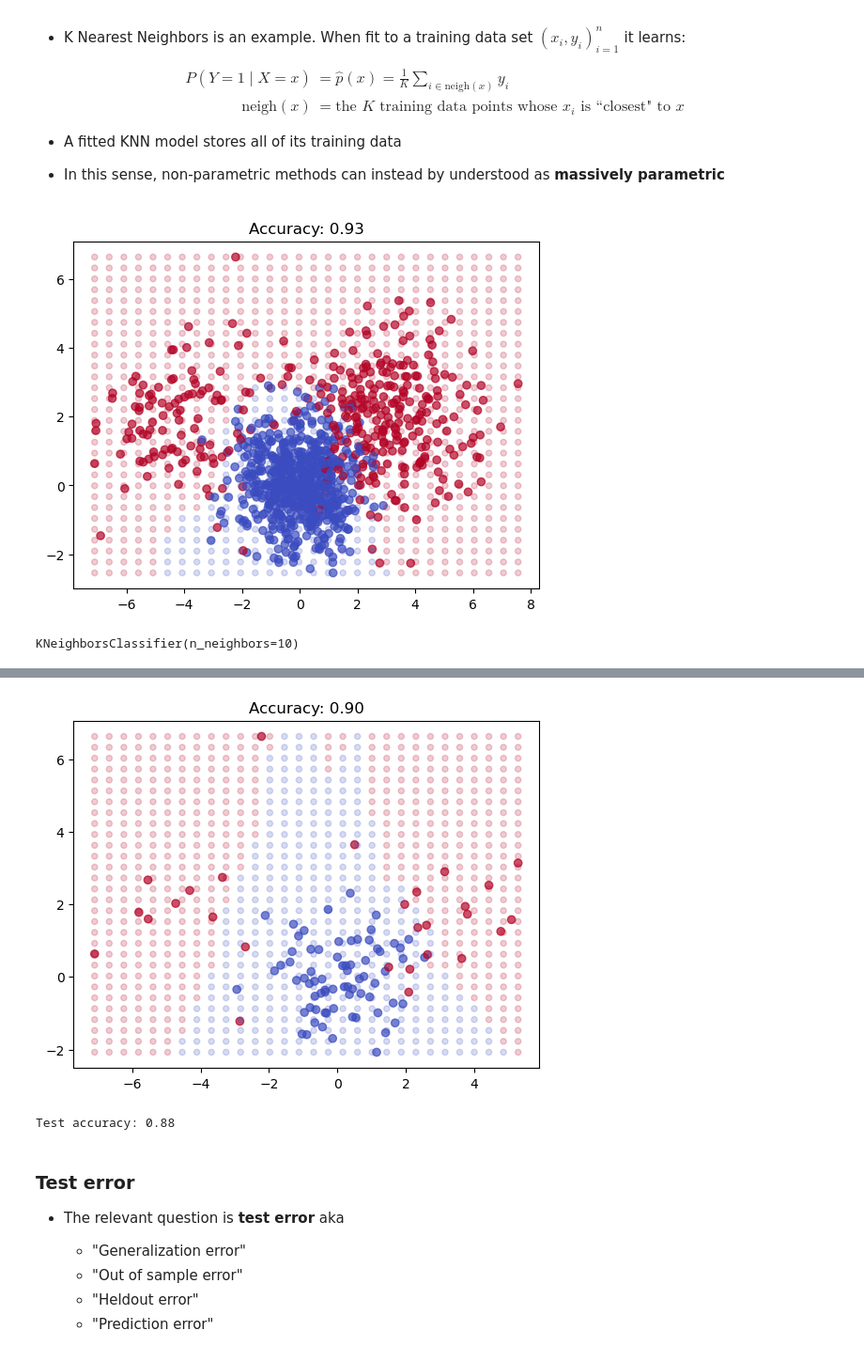
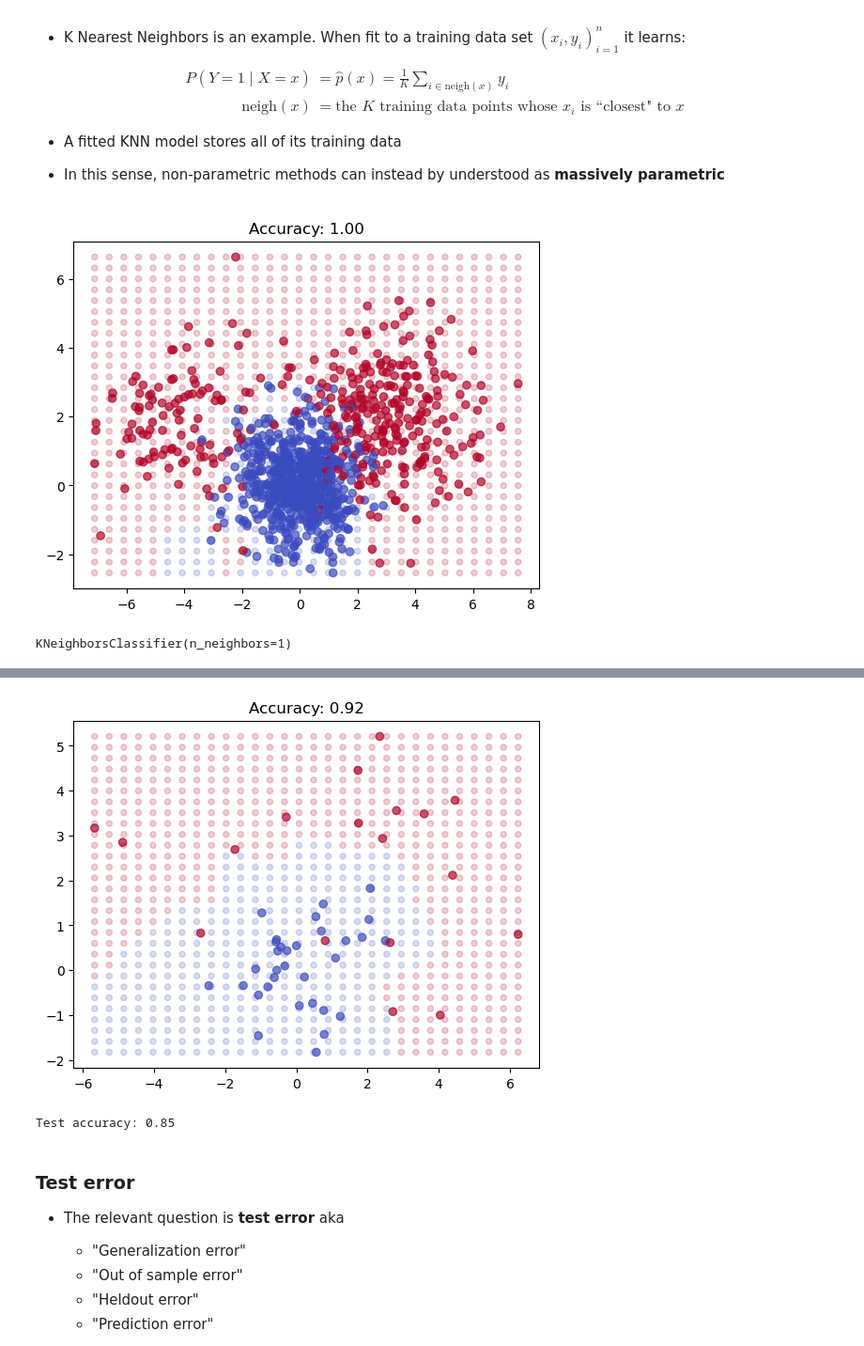
Before and after one commit to aschein/stat_348_2024, a Jupyter notebook: lecture_materials/notebooks/W1_supervised_learning.ipynb, the cells around one changed output, grey strips where cells are left out. Shown at 94% size. Saved outputs shown, nothing was run; the diff lists cells and outputs as text; code cells hidden in the pictures.

```diff
--- a/lecture_materials/notebooks/W1_supervised_learning.ipynb
+++ b/lecture_materials/notebooks/W1_supervised_learning.ipynb
@@ -703,7 +703,7 @@ loss_TN = 0; loss_FP = 10
 loss_FN = 1; loss_TP = 0
 
 thresh = (loss_FP - loss_TN) / (loss_FP - loss_TN + loss_FN - loss_TP)
-# thresh = 0.5  # comment in to compare
+thresh = 0.5  # comment in to compare
 
 # get test probabilities and apply threshold
 y_proba = model.predict_proba(X_test)[:, 1]
@@ -883,7 +885,7 @@ def fit_with_transform_and_plot_non_linear_decision_boundary_on_mesh(df, model,
 from sklearn.preprocessing import PolynomialFeatures
 
 # create polynomial features transform
-poly = PolynomialFeatures(degree=2, include_bias=False)
+poly = PolynomialFeatures(degree=3, include_bias=False)
 
 # initialize model
 model = logreg(penalty='none', fit_intercept=True, solver='lbfgs')
@@ -913,11 +915,11 @@ P(Y=1 \mid X=x) &= \widehat{p}(x) = \frac{1}{K} \sum_{i \in \textrm{neigh}(x)} y
 # %%
 from sklearn.neighbors import KNeighborsClassifier as knn
 
-model = knn(n_neighbors=10)
+model = knn(n_neighbors=1)
 fit_with_transform_and_plot_non_linear_decision_boundary_on_mesh(df_toy_nonlinear, model)
 # %% [output]
-[figure, old version]
+[figure, new version]
-KNeighborsClassifier(n_neighbors=10)
+KNeighborsClassifier(n_neighbors=1)
 # %% [markdown]
 ---
 ## **Model selection**
@@ -947,18 +949,18 @@ KNeighborsClassifier(n_neighbors=10)
 # %%
 # train test split, with very few training data points
 X_train, X_test, y_train, y_test = train_test_split(df_toy_nonlinear[['X1', 'X2']],
                                                     df_toy_nonlinear['Y'],
-                                                    test_size=0.9)
-model = knn(n_neighbors=10)
+                                                    test_size=0.95)
+model = knn(n_neighbors=2)
 fitted_model = fit_with_transform_and_plot_non_linear_decision_boundary_on_mesh(pd.concat([X_train, y_train], axis=1), model)
 
 # calculate test accuracy
 y_pred = fitted_model.predict(X_test)
 accuracy = (y_pred == y_test).mean()
 print(f'Test accuracy: {accuracy:.2f}')
 # %% [output]
-[figure, old version]
+[figure, new version]
-Test accuracy: 0.88
+Test accuracy: 0.85
 # %% [markdown]
 ### Test error
 - The relevant question is **test error** aka
```
Also changed, not shown: parts of 5 cells of this notebook, 1 other file.
